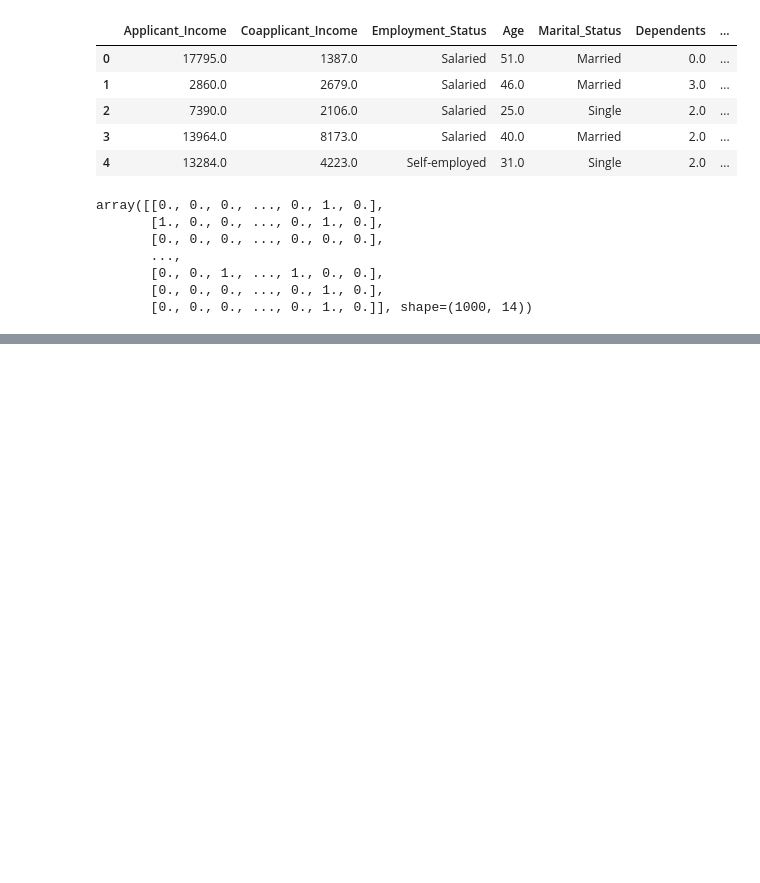
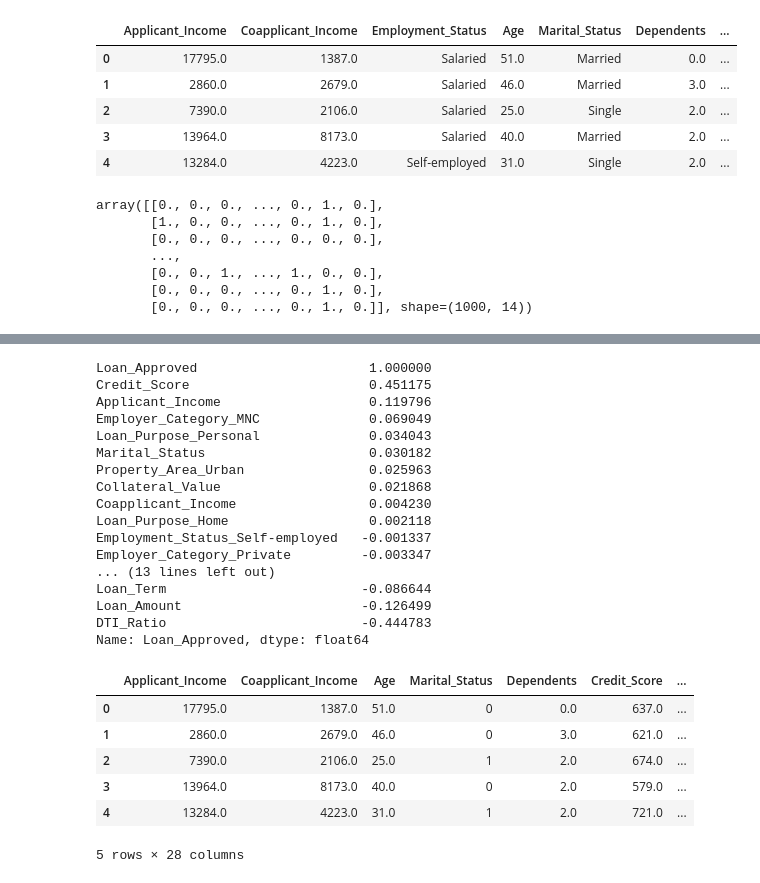
Before and after one commit to dilleswararaosampathirao71-del/Loan_approval, a Jupyter notebook: main_loan.ipynb, the cells around one changed output, grey strips where cells are left out. Cells and saved outputs as stored; diff of their text form; code cells hidden in the pictures; blank space fills up the shorter version.

```diff
--- a/main_loan.ipynb
+++ b/main_loan.ipynb
@@ -159,3 +162,29 @@ sns.heatmap(
 # %%
 corr_matrics=num_cols.corr()["Loan_Approved"].sort_values(ascending=False)
-corr_matrics
+print(corr_matrics)
+df.head()
+# %% [output]
+Loan_Approved                      1.000000
+Credit_Score                       0.451175
+Applicant_Income                   0.119796
+Employer_Category_MNC              0.069049
+Loan_Purpose_Personal              0.034043
+Marital_Status                     0.030182
+Property_Area_Urban                0.025963
+Collateral_Value                   0.021868
+Coapplicant_Income                 0.004230
+Loan_Purpose_Home                  0.002118
+Employment_Status_Self-employed   -0.001337
+Employer_Category_Private         -0.003347
+... (13 lines left out)
+Loan_Term                         -0.086644
+Loan_Amount                       -0.126499
+DTI_Ratio                         -0.444783
+Name: Loan_Approved, dtype: float64
+|  | Applicant_Income | Coapplicant_Income | Age | Marital_Status | Dependents | Credit_Score | ... |
+| 0 | 17795.0 | 1387.0 | 51.0 | 0 | 0.0 | 637.0 | ... |
+| 1 | 2860.0 | 2679.0 | 46.0 | 0 | 3.0 | 621.0 | ... |
+| 2 | 7390.0 | 2106.0 | 25.0 | 1 | 2.0 | 674.0 | ... |
+| 3 | 13964.0 | 8173.0 | 40.0 | 0 | 2.0 | 579.0 | ... |
+| 4 | 13284.0 | 4223.0 | 31.0 | 1 | 2.0 | 721.0 | ... |
+5 rows × 28 columns
```
Also changed, not shown: parts of 8 cells of this notebook.
